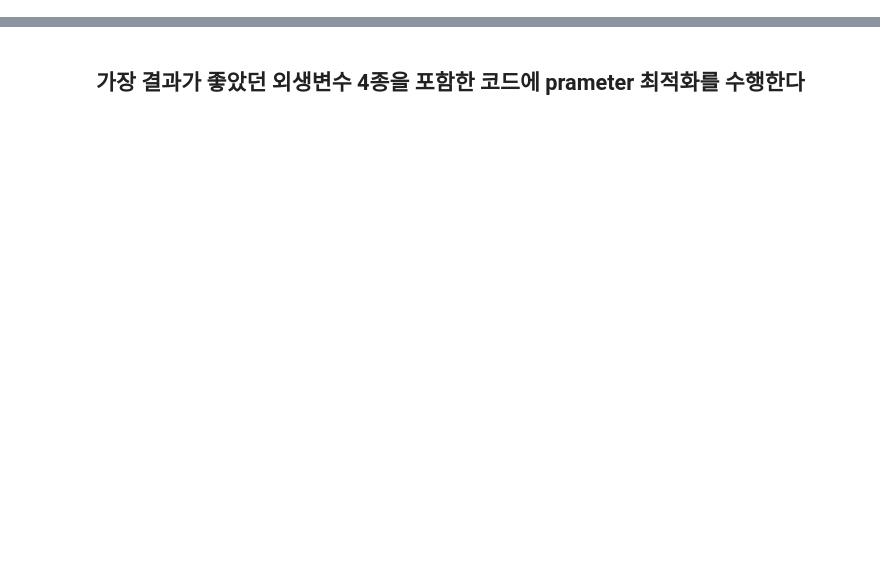
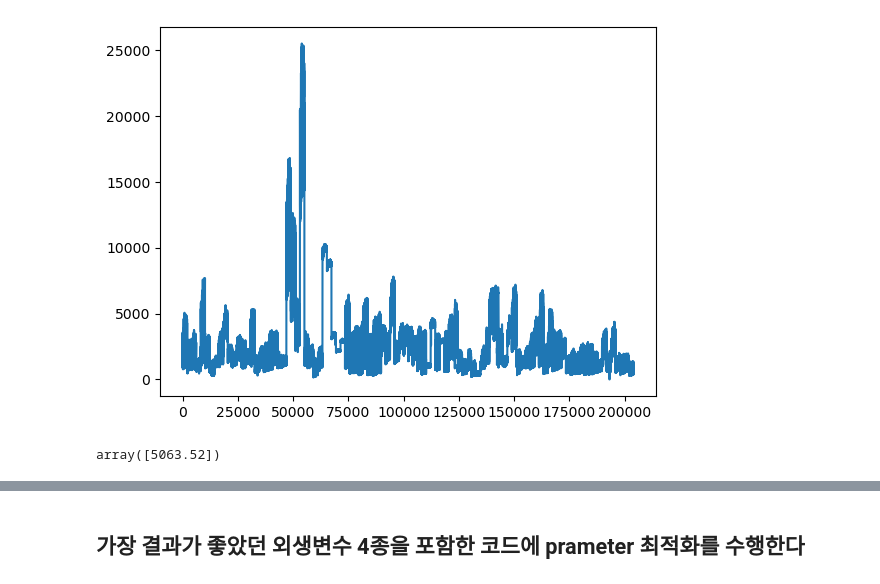
Before and after one commit to Jonghyun-Park1027/Competition3, a Jupyter notebook: Prophet_add_regressor.ipynb, the cells around one changed output, grey strips where cells are left out. Saved outputs shown, nothing was run; the diff lists cells and outputs as text; code cells hidden in the pictures; blank space fills up the shorter version.

```diff
--- a/Prophet_add_regressor.ipynb
+++ b/Prophet_add_regressor.ipynb
@@ -21,0 +37,10 @@ test_df = pd.read_csv('./test.csv')
+# %%
+train_df['전력소비량(kWh)'].plot();
+# %% [output]
+[figure, added]
+# %%
+# train_df.groupby('건물번호',)[['전력소비량(kWh)']].mean().index == 1
+cap = train_df.groupby('건물번호',)[['전력소비량(kWh)']].max().loc[1].values
+cap
+# %% [output]
+array([5063.52])
```
Also changed, not shown: parts of 12 cells of this notebook.
